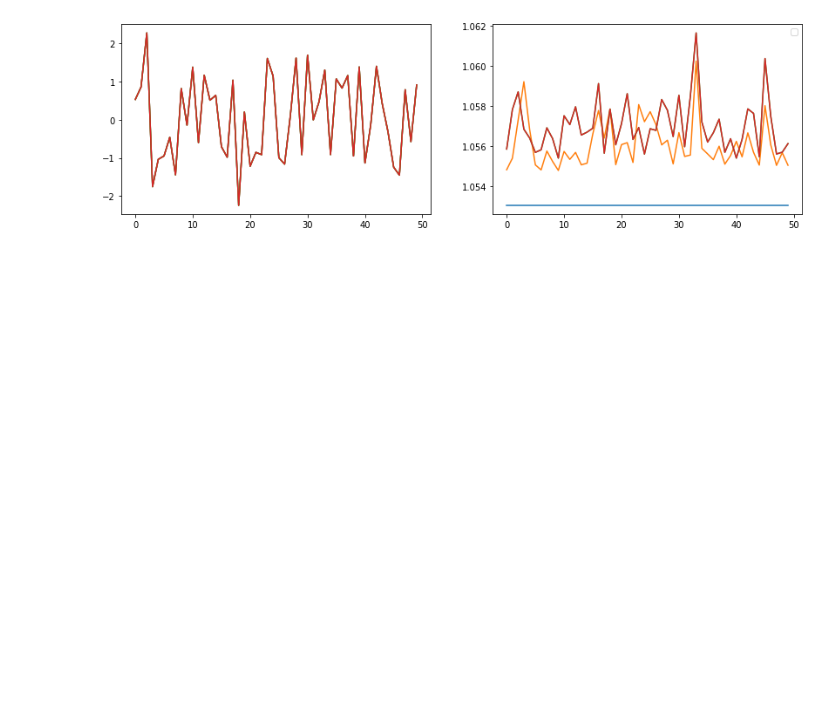
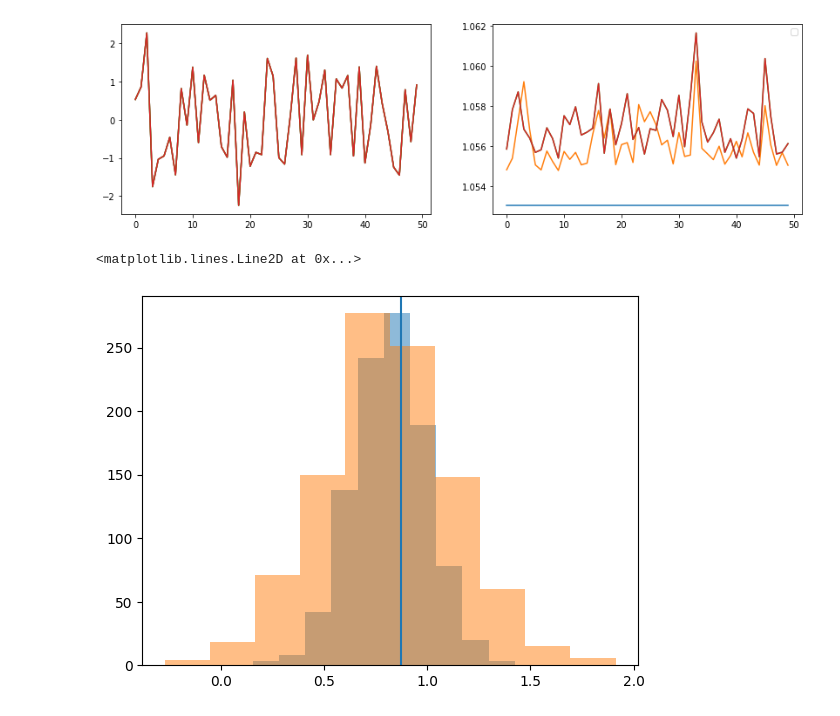
Before and after one commit to tdfalc/regression-markets, a Jupyter notebook: analytics/sim13-data_streams.ipynb, the cells around one changed output. Drawn from its saved outputs; the diff is of its cells as text; code cells hidden in the pictures; blank space fills up the shorter version.

```diff
--- a/analytics/sim13-data_streams.ipynb
+++ b/analytics/sim13-data_streams.ipynb
@@ -119,0 +124,21 @@ No artists with labels found to put in legend.  Note that artists whose label st
+# %%
+import numpy as numpy
+from scipy import stats
+
+loc = 0.80764777
+scale = 0.18066974
+y = 0.872
+dist_mle = stats.norm(loc=loc, scale=scale)
+# %%
+loc = 0.80764777
+scale = 0.33069556
+y = 0.872
+dist_prob = stats.norm(loc=loc, scale=scale)
+# %%
+import matplotlib.pyplot as plt
+plt.hist(dist_mle.rvs(1000), alpha=0.5)
+plt.hist(dist_prob.rvs(1000), alpha=0.5)
+plt.axvline(x=y)
+# %% [output]
+<matplotlib.lines.Line2D at 0x...>
+[figure, added]
```
Also changed, not shown: parts of 9 cells of this notebook, 3 other files.
